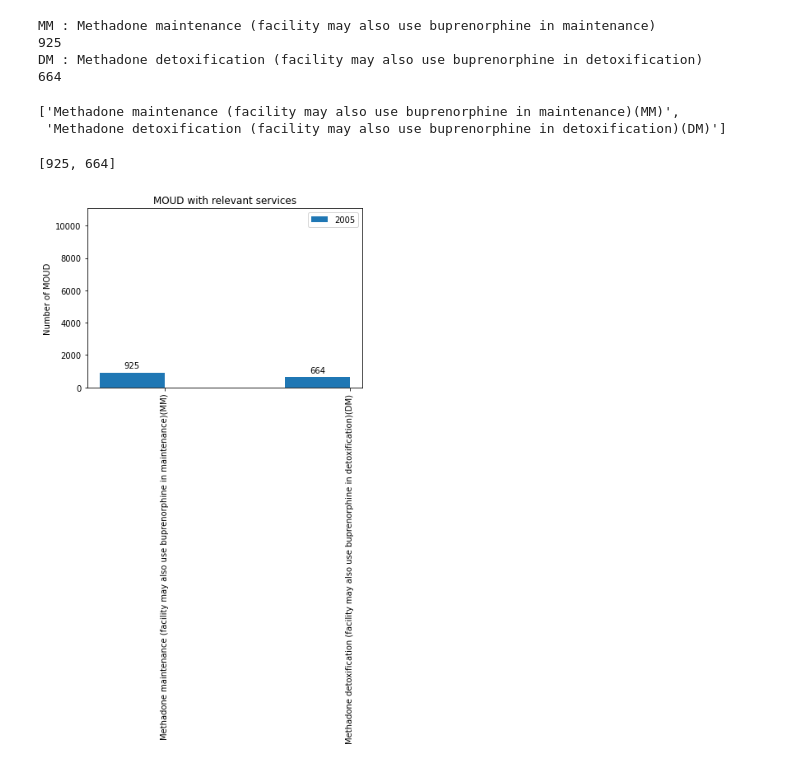
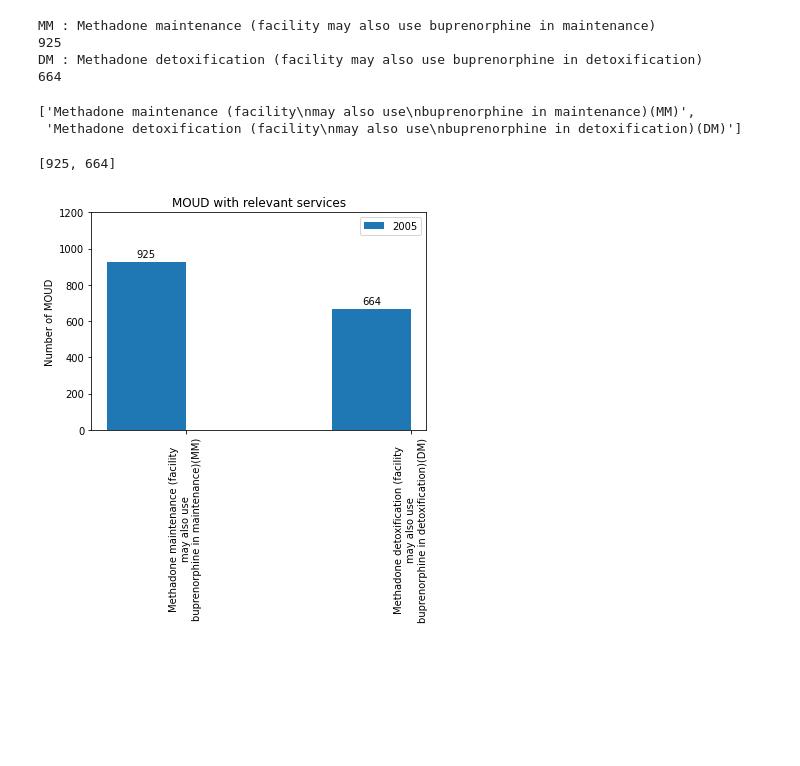
Before and after one commit to GeoDaCenter/opioid-policy-scan, a Jupyter notebook: MOUD_scraping/2005/pdf_scraper_05.ipynb, the cells around one changed output. Drawn from its saved outputs; the diff is of its cells as text; code cells hidden in the pictures; blank space fills up the shorter version.

```diff
--- a/MOUD_scraping/2005/pdf_scraper_05.ipynb
+++ b/MOUD_scraping/2005/pdf_scraper_05.ipynb
@@ -509,8 +506,14 @@ MOUD_numbers = []
+# %%
+keys = []
+labels = []
+MOUD_numbers = []
 # %%
 for key in Methadone_keys:
     n_MOUD_with_key = count_key(df, key)
     print(key, ":", abbr_keys[key], '\t\t', n_MOUD_with_key)
-    labels.append(abbr_keys[key] + '(' + key + ')')
+    keys.append(key)
+    xlabel = (abbr_keys[key] + '(' + key + ')').split()
+    labels.append('\n'.join([' '.join(xlabel[i:i+3]) for i in range(0, len(xlabel), 3)]))
     MOUD_numbers.append(n_MOUD_with_key)
 # %% [output]
 MM : Methadone maintenance (facility may also use buprenorphine in maintenance)                  925
@@ -519,8 +522,9 @@ DM : Methadone detoxification (facility may also use buprenorphine in detoxifica
 for key in Buprenorphine_keys:
     n_MOUD_with_key = count_key(df, key)
     print(key, ":", abbr_keys[key], '\t\t', n_MOUD_with_key)
-    if (abbr_keys[key] + '(' + key + ')') not in labels:
-        labels.append(abbr_keys[key] + '(' + key + ')')
+    if key not in keys:
+        xlabel = (abbr_keys[key] + '(' + key + ')').split()
+        labels.append('\n'.join([' '.join(xlabel[i:i+3]) for i in range(0, len(xlabel), 3)]))
         MOUD_numbers.append(n_MOUD_with_key)
 # %% [output]
 MM : Methadone maintenance (facility may also use buprenorphine in maintenance)                  925
@@ -529,14 +533,15 @@ DM : Methadone detoxification (facility may also use buprenorphine in detoxifica
 for key in Naltrexone_keys:
     n_MOUD_with_key = count_key(df, key)
     print(key, ":", abbr_keys[key], '\t\t', n_MOUD_with_key)
-    if (abbr_keys[key] + '(' + key + ')') not in labels:
-        labels.append(abbr_keys[key] + '(' + key + ')')
+    if key not in keys:
+        xlabel = (abbr_keys[key] + '(' + key + ')').split()
+        labels.append('\n'.join([' '.join(xlabel[i:i+3]) for i in range(0, len(xlabel), 3)]))
         MOUD_numbers.append(n_MOUD_with_key)
 # %%
 labels
 # %% [output]
-['Methadone maintenance (facility may also use buprenorphine in maintenance)(MM)',
- 'Methadone detoxification (facility may also use buprenorphine in detoxification)(DM)']
+['Methadone maintenance (facility\nmay also use\nbuprenorphine in maintenance)(MM)',
+ 'Methadone detoxification (facility\nmay also use\nbuprenorphine in detoxification)(DM)']
 # %%
 MOUD_numbers
 # %% [output]
@@ -549,33 +554,33 @@ import numpy as np
 
 x = np.arange(len(labels))  # the label locations
 width = 0.35  # the width of the bars
 
 fig, ax = plt.subplots()
 rects1 = ax.bar(x - width/2, MOUD_numbers, width, label=str(YEAR))
 
 # Add some text for labels, title and custom x-axis tick labels, etc.
 ax.set_ylabel('Number of MOUD')
 ax.set_title('MOUD with relevant services')
 ax.set_xticks(x)
 ax.set_xticklabels(labels)
 ax.legend()
 
 
 def autolabel(rects):
     """Attach a text label above each bar in *rects*, displaying its height."""
     for rect in rects:
         height = rect.get_height()
         ax.annotate('{}'.format(height),
                     xy=(rect.get_x() + rect.get_width() / 2, height),
                     xytext=(0, 3),  # 3 points vertical offset
                     textcoords="offset points",
                     ha='center', va='bottom')
 
 
 autolabel(rects1)
 
-plt.ylim(0, len(df))
+plt.ylim(0, 1200) #len(df)
 plt.xticks(rotation=90)
-plt.savefig('{}_stats.png'.format(YEAR), bbox_inches = 'tight')
+plt.savefig('{}_stats.png'.format(YEAR), bbox_inches = 'tight', dpi = 300)
 # %% [output]
-[figure, old version]
+[figure, new version]
```
Also changed, not shown: parts of 1 cell of this notebook, 2 other files.
